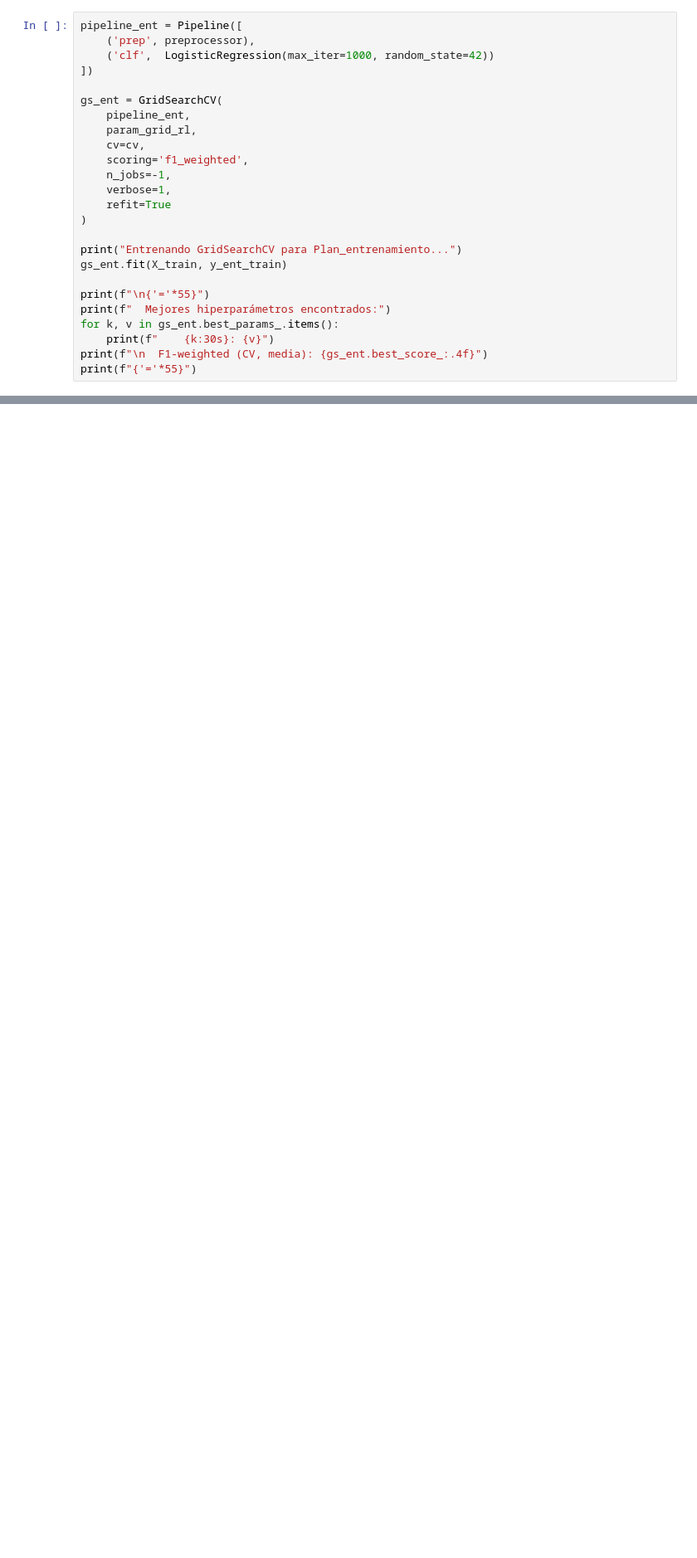
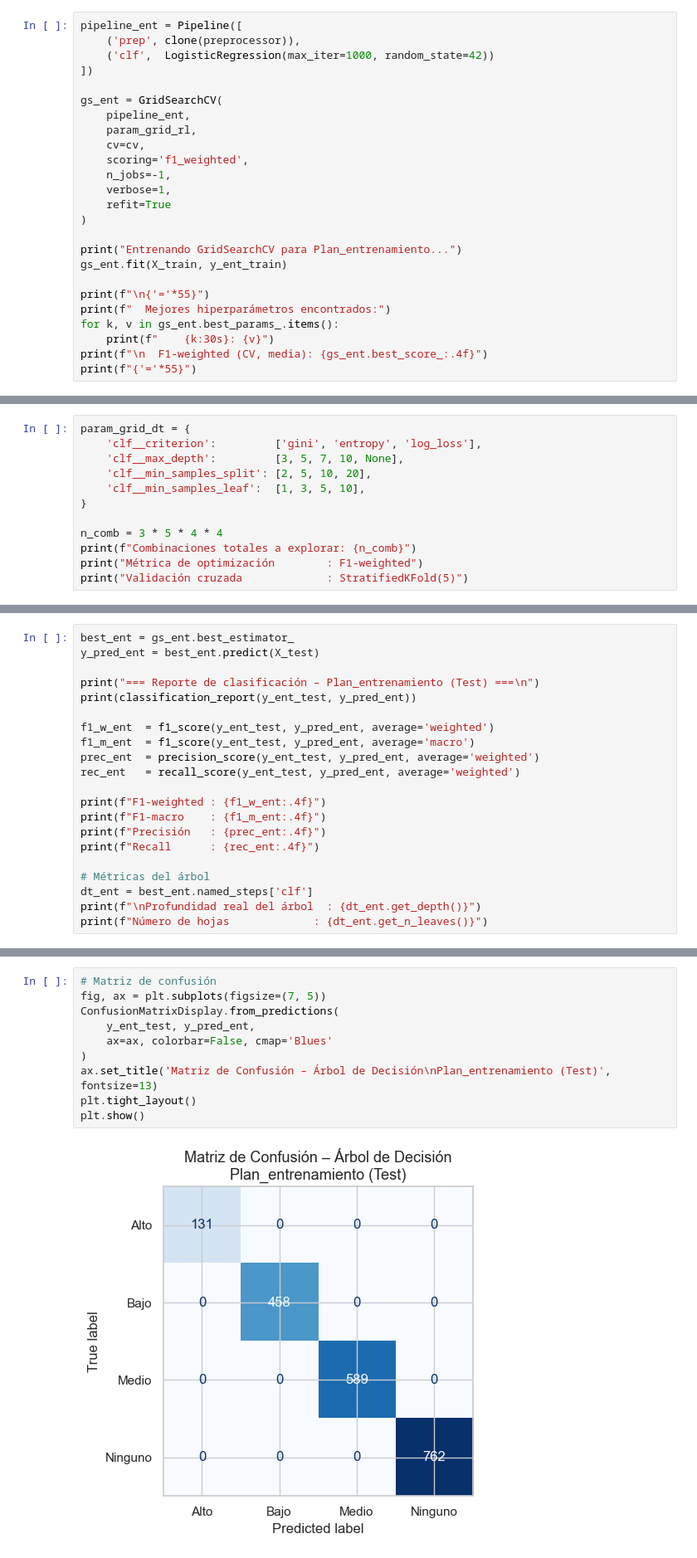
Before and after one commit to Castrux/Lab3Clasificacion, a Jupyter notebook: Lab3_Clasificacion.ipynb, the cells around one changed output, grey strips where cells are left out. Shown at 83% size. Drawn from its saved outputs; the diff is of its cells as text; blank space fills up the shorter version.

```diff
--- a/Lab3_Clasificacion.ipynb
+++ b/Lab3_Clasificacion.ipynb
@@ -402,7 +403,7 @@ Métrica de optimización: F1-weighted
 #### 2.1 Búsqueda de hiperparámetros con GridSearchCV
 # %%
 pipeline_ent = Pipeline([
-    ('prep', preprocessor),
+    ('prep', clone(preprocessor)),
     ('clf',  LogisticRegression(max_iter=1000, random_state=42))
 ])
 
@@ -689,0 +716,12 @@ plt.show()
+# %%
+param_grid_dt = {
+    'clf__criterion':         ['gini', 'entropy', 'log_loss'],
+    'clf__max_depth':         [3, 5, 7, 10, None],
+    'clf__min_samples_split': [2, 5, 10, 20],
+    'clf__min_samples_leaf':  [1, 3, 5, 10],
+}
+
+n_comb = 3 * 5 * 4 * 4
+print(f"Combinaciones totales a explorar: {n_comb}")
+print("Métrica de optimización        : F1-weighted")
+print("Validación cruzada             : StratifiedKFold(5)")
@@ -689,0 +802,21 @@ plt.show()
+# %%
+best_ent = gs_ent.best_estimator_
+y_pred_ent = best_ent.predict(X_test)
+
+print("=== Reporte de clasificación – Plan_entrenamiento (Test) ===\n")
+print(classification_report(y_ent_test, y_pred_ent))
+
+f1_w_ent  = f1_score(y_ent_test, y_pred_ent, average='weighted')
+f1_m_ent  = f1_score(y_ent_test, y_pred_ent, average='macro')
+prec_ent  = precision_score(y_ent_test, y_pred_ent, average='weighted')
+rec_ent   = recall_score(y_ent_test, y_pred_ent, average='weighted')
+
+print(f"F1-weighted : {f1_w_ent:.4f}")
+print(f"F1-macro    : {f1_m_ent:.4f}")
+print(f"Precisión   : {prec_ent:.4f}")
+print(f"Recall      : {rec_ent:.4f}")
+
+# Métricas del árbol
+dt_ent = best_ent.named_steps['clf']
+print(f"\nProfundidad real del árbol  : {dt_ent.get_depth()}")
+print(f"Número de hojas             : {dt_ent.get_n_leaves()}")
@@ -689,0 +844,12 @@ plt.show()
+# %%
+# Matriz de confusión
+fig, ax = plt.subplots(figsize=(7, 5))
+ConfusionMatrixDisplay.from_predictions(
+    y_ent_test, y_pred_ent,
+    ax=ax, colorbar=False, cmap='Blues'
+)
+ax.set_title('Matriz de Confusión – Árbol de Decisión\nPlan_entrenamiento (Test)', fontsize=13)
+plt.tight_layout()
+plt.show()
+# %% [output]
+[figure, added]
```
Also changed, not shown: parts of 22 cells of this notebook.
